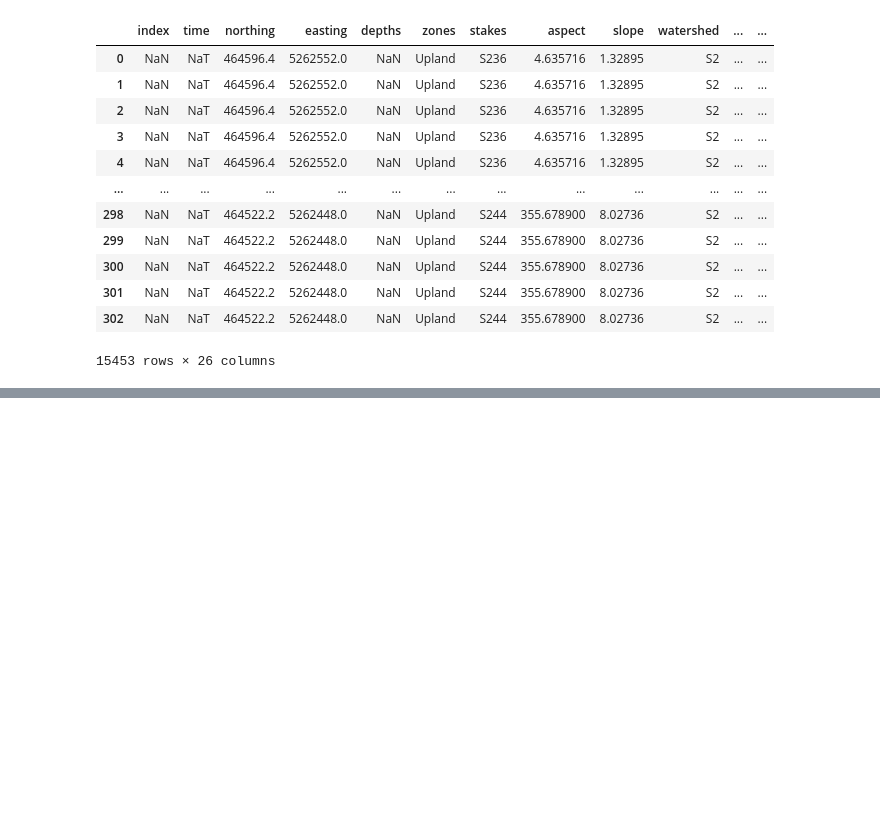
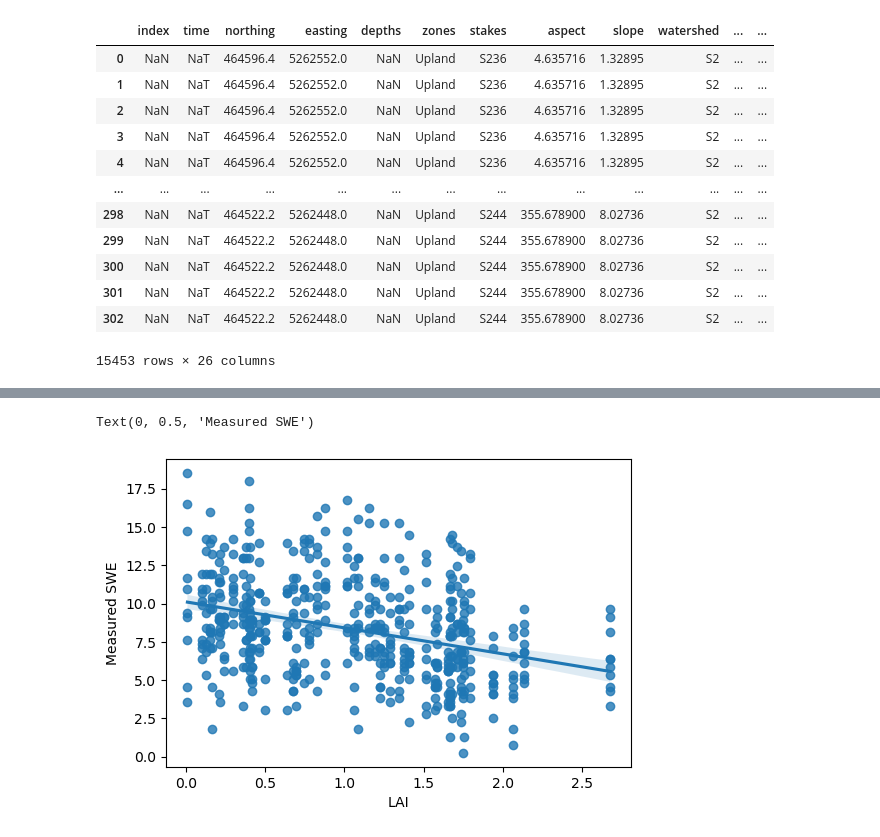
Before and after one commit to mwdjones/mef-snowhydro, a Jupyter notebook: Data and Codes/02_snowmeltanalysis.ipynb, the cells around one changed output, grey strips where cells are left out. Cells and saved outputs as stored; diff of their text form; code cells hidden in the pictures; blank space fills up the shorter version.

```diff
--- a/Data and Codes/02_snowmeltanalysis.ipynb
+++ b/Data and Codes/02_snowmeltanalysis.ipynb
@@ -306,2 +316,13 @@ for i in range(0, len(stakes)):
+# %%
+fig, ax = plt.subplots(1, 1, figsize = (6,4))
+
+sns.regplot(modelledSnow_SWE.LAI, modelledSnow_SWE.SWE_cm_measured,
+            ax = ax)
+
+ax.set_xlabel('LAI')
+ax.set_ylabel('Measured SWE')
+# %% [output]
+Text(0, 0.5, 'Measured SWE')
+[figure, added]
 # %%
 '''Cumulative estimated Melt'''
```
Also changed, not shown: parts of 49 cells of this notebook, 52 other files.
